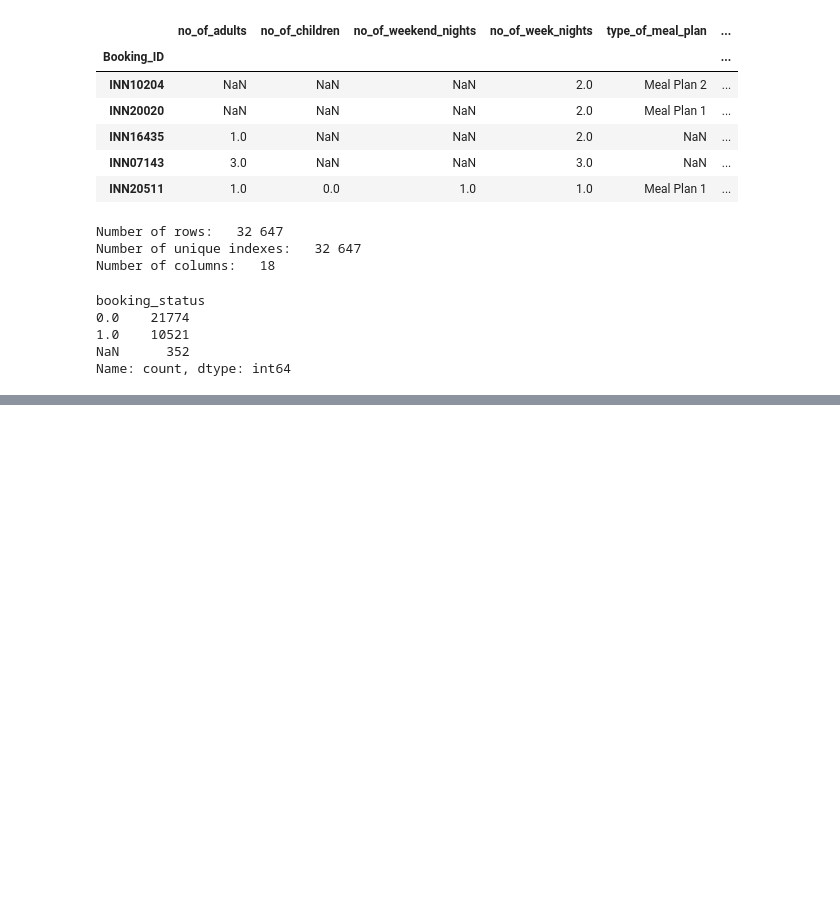
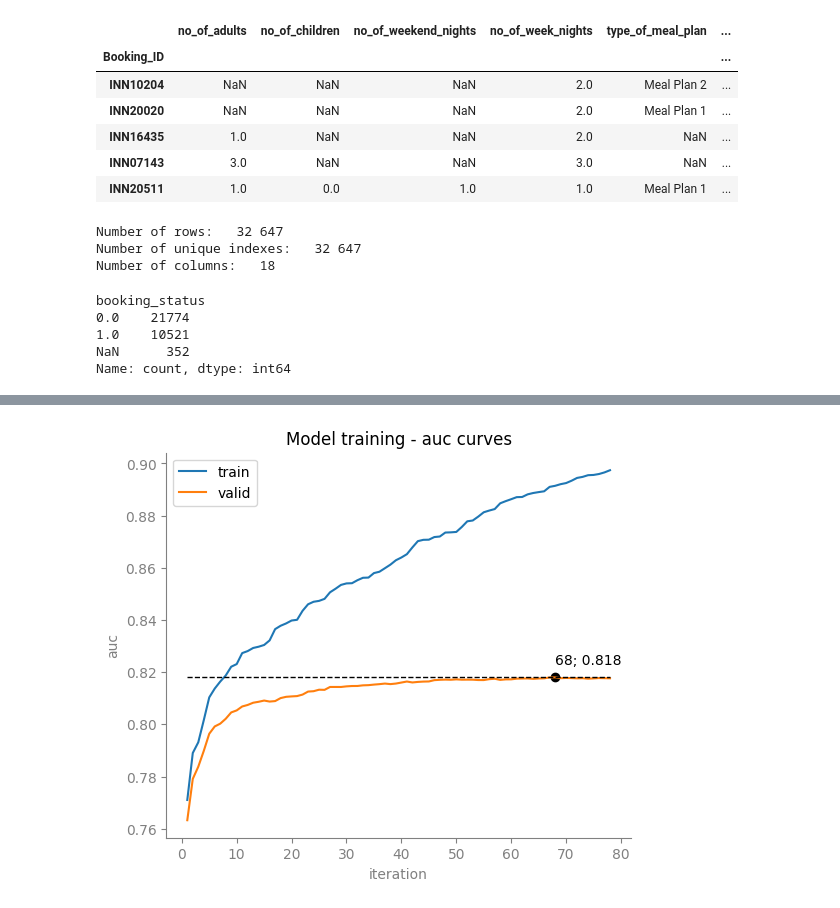
Before and after one commit to WerKz21/Data_Science_2, a Jupyter notebook: Practicals/HW1/HW1.ipynb, the cells around one changed output, grey strips where cells are left out. Cells and saved outputs as stored; diff of their text form; code cells hidden in the pictures; blank space fills up the shorter version.

```diff
--- a/Practicals/HW1/HW1.ipynb
+++ b/Practicals/HW1/HW1.ipynb
@@ -181,0 +282,20 @@ ValueError: With n_samples=0, test_size=0.4 and train_size=None, the resulting t
+# %%
+# set best parameters to be used in XGBoost
+params = {
+    'max_depth': 7,
+    'objective': 'binary:logistic',
+    'eval_metric': 'auc',
+}
+
+evals_result = {}
+booster = xgb.train(
+    params = params,
+    dtrain = xgb.DMatrix(data[train_mask][cols_pred], data[train_mask][col_target]),
+    num_boost_round = 1000,
+    evals = (
+        (xgb.DMatrix(data[train_mask][cols_pred], data[train_mask][col_target]), 'train'),
+        (xgb.DMatrix(data[valid_mask][cols_pred], data[valid_mask][col_target]), 'valid'), # evaluační množiny => vypíše performance na všech třech množinách -> ZASTAVUJE PODLE POSLEDNÍ!
+    ),
+    evals_result = evals_result,
+    early_stopping_rounds = 10
+)
@@ -181,0 +320,39 @@ ValueError: With n_samples=0, test_size=0.4 and train_size=None, the resulting t
+# %%
+metric = 'auc'
+
+fig = plt.figure(figsize=(6,5))
+ax = plt.subplot(1,1,1)
+total_iteration_count = len(evals_result[list(evals_result.keys())[0]][metric])
+for sample, vals in evals_result.items():
+    ax.plot(
+        range(1, total_iteration_count + 1),
+        vals[metric],
+        label=sample
+    )
+
+best_score = booster.best_score
+best_iteration = booster.best_iteration+1
+
+ax.plot([1, total_iteration_count], [best_score, best_score], color='black', ls='--', lw=1)
+ax.scatter([best_iteration], [best_score], color = 'black')
+ax.annotate(
+    '{:d}; {:0.3f}'.format(best_iteration, best_score),
+    xy = (best_iteration, best_score),
+    xytext = (best_iteration,best_score+0.005),
+)
+ax.set_xlabel('iteration', color='gray')
+ax.set_ylabel(metric, color='gray')
+ax.legend(loc='best')
+ax.set_title(f'Model training - {metric} curves')
+
+ax.spines['top'].set_visible(False)
+ax.spines['right'].set_visible(False)
+ax.spines['left'].set_color('gray')
+ax.spines['bottom'].set_color('gray')
+ax.tick_params(axis='y', colors='gray')
+ax.tick_params(axis='x', colors='gray')
+
+# plt.savefig('test.svg', format='svg')
+# plt.close()
+# %% [output]
+[figure, added]
```
Also changed, not shown: parts of 28 cells of this notebook, 3 other files.
